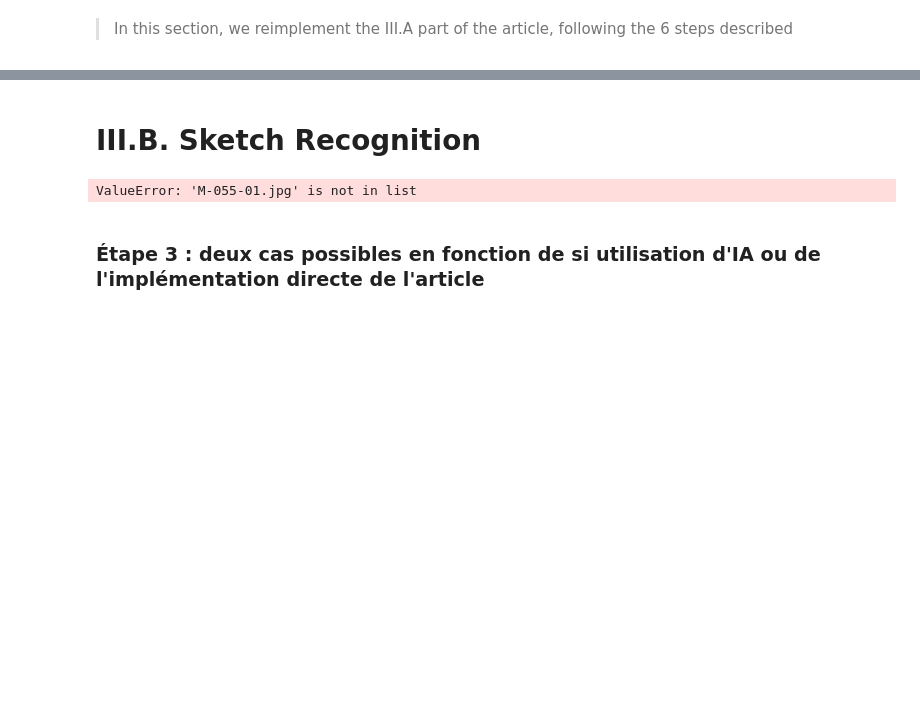
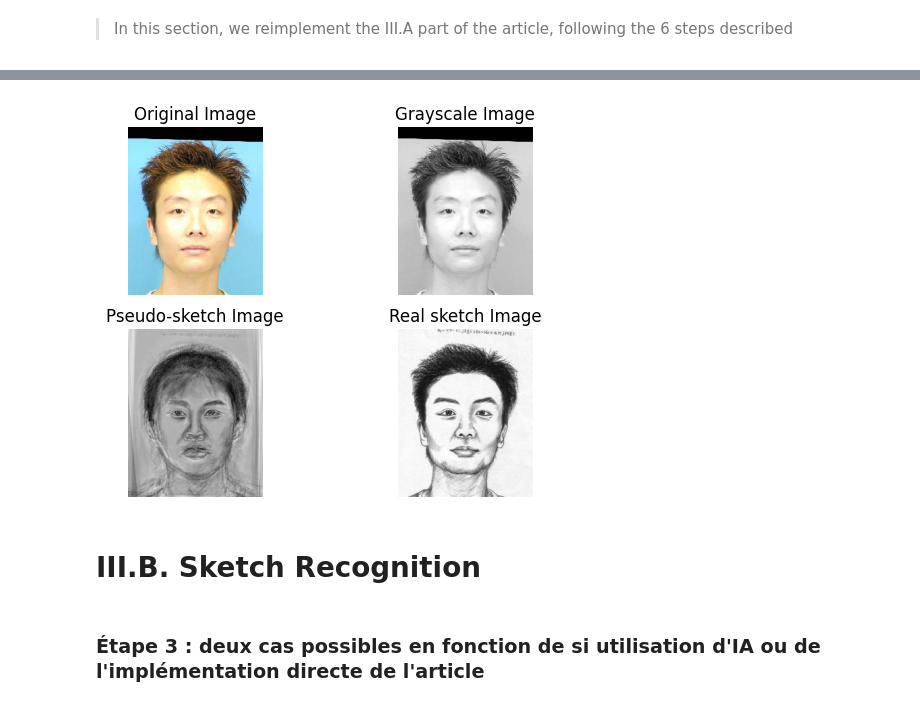
Before and after one commit to Clemflannagahn/INF8801A-Projet, a Jupyter notebook: implementation.ipynb, the cells around one changed output, grey strips where cells are left out. Drawn from its saved outputs; the diff is of its cells as text; code cells hidden in the pictures; blank space fills up the shorter version.

```diff
--- a/implementation.ipynb
+++ b/implementation.ipynb
@@ -54,14 +60,6 @@ def eigenfaces(Q : np.ndarray) -> tuple[np.ndarray, np.ndarray, np.ndarray] :
     # Compute eigenvector matrix and eigenvalues of Atp*Ap
     eigvals, Vp = np.linalg.eig(np.matmul(Ap.transpose(),Ap))
 
-
-
-    # # Remove the negative eigenvalues for the sqrt
-    # Vp = np.delete(Vp, eigvals < 0, axis=1)
-    # eigvals = np.delete(eigvals, eigvals < 0)
-
-
-
     # Compute the orthormal eigenvector matrix of the covariance matrix
     eigPower = np.linalg.inv(sp.linalg.sqrtm(np.diag(eigvals)))
     Up = np.matmul(np.matmul(Ap,Vp),eigPower)
@@ -84,7 +82,7 @@ def featuresEigenfaces(Up : np.ndarray, P : np.ndarray) -> np.ndarray :
     np.ndarray
         A 2D numpy array of shape (m, k) containing the features of the images.
     """
-    return np.matmul(Up.transpose(),P)
+    return Up.T @ P
 # %%
 # use doctest to test the functions
 doctest.testmod(verbose=True)
@@ -273,13 +190,0 @@ M1-005-01.jpg
-# %%
-inputImages = phototestingSet[:,0:5]
-imageNames = []
-inputsRGB = []
-for i in range(5):
-    imageName = photoNames[delimTrain + i]
-    inputRGB = np.array(Image.open(photoPath + imageName))
-
-pseudoSketchs = pseudoSketchTransfo(phototrainingSet, sketchtrainingSet, inputImages)
-for i in range(5):
-    imageName = photoNames[delimTrain + i]
-    inputRGB = np.array(Image.open(photoPath + imageName))
-    plotResults(inputRGB, inputImages[:,i], pseudoSketchs[:,i], imageName, sketchPath)
@@ -292,3 +303,20 @@ for i in range(5):
+# %%
+
+pseudoSketch = pseudoSketchTransfo(
+    dataset.photo_train_default,
+    dataset.sketch_train_default,
+    dataset.photo_test_default[0])
+
+image_name = photoNames[dataset.test_id[-1][0]]
+
+plotResults(
+    np.array(Image.open(photoPath + image_name)),
+    dataset.photo_test_default[:,0],
+    pseudoSketch[:,0],
+    image_name,
+    sketchPath)
+# %% [output]
+[figure, added]
 # %% [markdown]
 # III.B. Sketch Recognition
 # %%
@@ -326,27 +354,19 @@ def getPhotoSetsAI(imageNames : list[str], imageSet : np.ndarray) -> tuple[np.nd
 # Choose between the AI implementation and the article implementation
 ARTICLE_IMPLEMENTATION = False
 # %%
-photoPath = "./data/photos/"
-sketchPath = "./data/sketches/"
-
 # Get the data then split into training and testing sets for the photos
-photoSet, photoNames = getData(photoPath)
-sketchSet, SketchNames = getData(sketchPath)
+photoNames = dataset.photoNames
+sketchNames = dataset.sketchNames
 
 if ARTICLE_IMPLEMENTATION:
-    delimTrain = int(photoSet.shape[1]*0.8) # 80% of the data for training
+    phototrainingSet = dataset.photo_train_default
+    phototestingSet = dataset.photo_test_default
 
-    phototrainingSet = photoSet[:,:delimTrain]
-    phototestingSet = photoSet[:,delimTrain:]
-
-    sketchtrainingSet = sketchSet[:,:delimTrain]
-    sketchtestingSet = sketchSet[:,delimTrain:]
-
+    sketchtrainingSet = dataset.sketch_train_default
+    sketchtestingSet = dataset.sketch_test_default
 else :
-    phototrainingSet, photoTrainNames, phototestingSet, photoTestNames  = getPhotoSetsAI(photoNames, photoSet)
-    sketchtrainingSet, sketchTrainNames, sketchtestingSet, sketchTestNames = getPhotoSetsAI(SketchNames, sketchSet)
+    phototrainingSet, photoTrainNames, phototestingSet, photoTestNames  = getPhotoSetsAI(photoNames, dataset.photoSet)
+    sketchtrainingSet, sketchTrainNames, sketchtestingSet, sketchTestNames = getPhotoSetsAI(sketchNames, dataset.sketchSet)
-# %% [output]
-ValueError: 'M-055-01.jpg' is not in list
 # %%
 # Step 1 : Photo eigenspace
 mp = averageFace(phototrainingSet)
```
Also changed, not shown: parts of 17 cells of this notebook, 2 other files.
